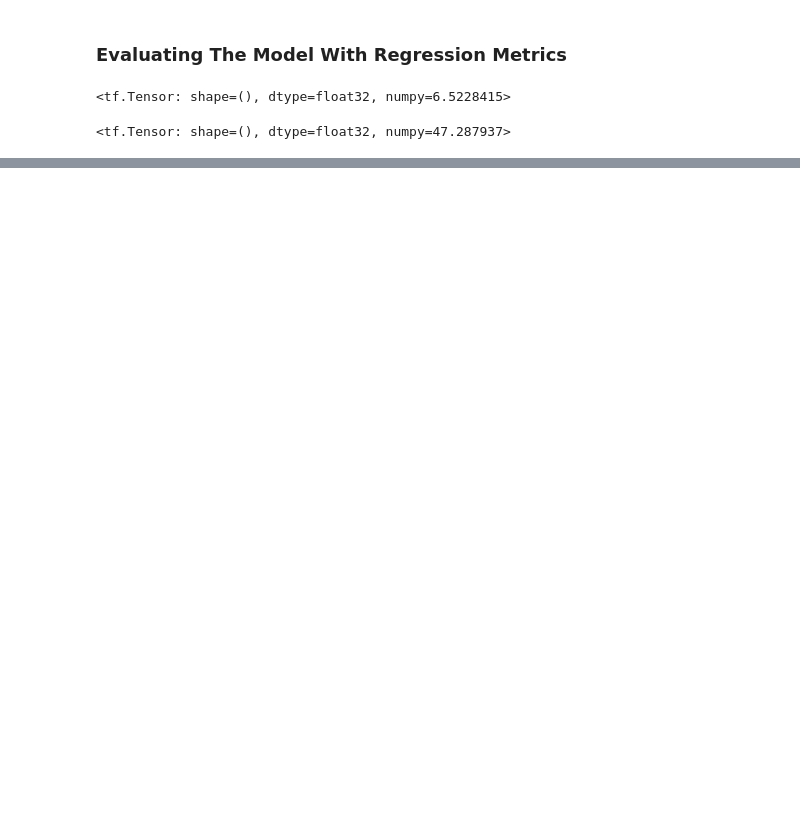
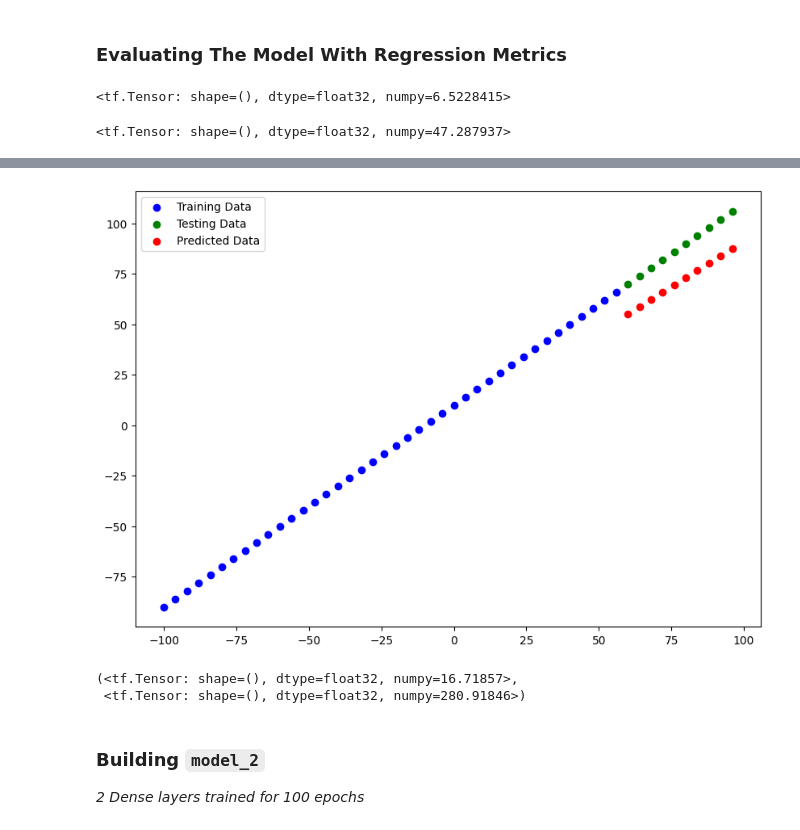
Before and after one commit to kshipra-jadav/ZTM-DeepLearning, a Jupyter notebook: Neural Network Regression/neural_network_regression_with_tf.ipynb, the cells around one changed output, grey strips where cells are left out. Cells and saved outputs as stored; diff of their text form; code cells hidden in the pictures; blank space fills up the shorter version.

Commit message:
add running modelling experiements to improve the model

```diff
--- a/Neural Network Regression/neural_network_regression_with_tf.ipynb
+++ b/Neural Network Regression/neural_network_regression_with_tf.ipynb
@@ -320,11 +320,11 @@ array([[ 73.111725],
        [115.93395 ]], dtype=float32)
 # %%
 def plot_predictions(
+                      predictions,
                       train_data=X_train,
                       train_labels=y_train,
                       test_data=X_test,
                       test_labels=y_test,
-                      predictions=y_preds
                     ):
   plt.figure(figsize=(10, 7))
   # Plotting the training data in blue
@@ -353,0 +375,12 @@ mse
+# %%
+model_1 = tf.keras.Sequential([
+  tf.keras.layers.Dense(1)
+])
+
+model_1.compile(
+  optimizer=tf.keras.optimizers.SGD(),
+  loss=tf.keras.losses.MAE,
+  metrics=["mae", "mse"]
+)
+
+model_1.fit(tf.expand_dims(X_train, axis=-1), y_train, epochs=100)
@@ -353,0 +406,7 @@ mse
+# %%
+# Making and plotting predictions for model_1
+
+y_preds_1 = model_1.predict(X_test)
+
+plot_predictions(predictions=y_preds_1)
+# %% [output]
@@ -353,0 +414,13 @@ mse
+[figure, added]
+# %%
+# Evaluating the model
+(
+tf.keras.metrics.mae(y_test, tf.squeeze(y_preds_1)),
+tf.keras.metrics.mse(y_test, tf.squeeze(y_preds_1))
+)
+# %% [output]
+(<tf.Tensor: shape=(), dtype=float32, numpy=16.71857>,
+ <tf.Tensor: shape=(), dtype=float32, numpy=280.91846>)
+# %% [markdown]
+### **Building `model_2`**
+_2 Dense layers trained for 100 epochs_
```
Also changed, not shown: parts of 17 cells of this notebook, 1 other file.
